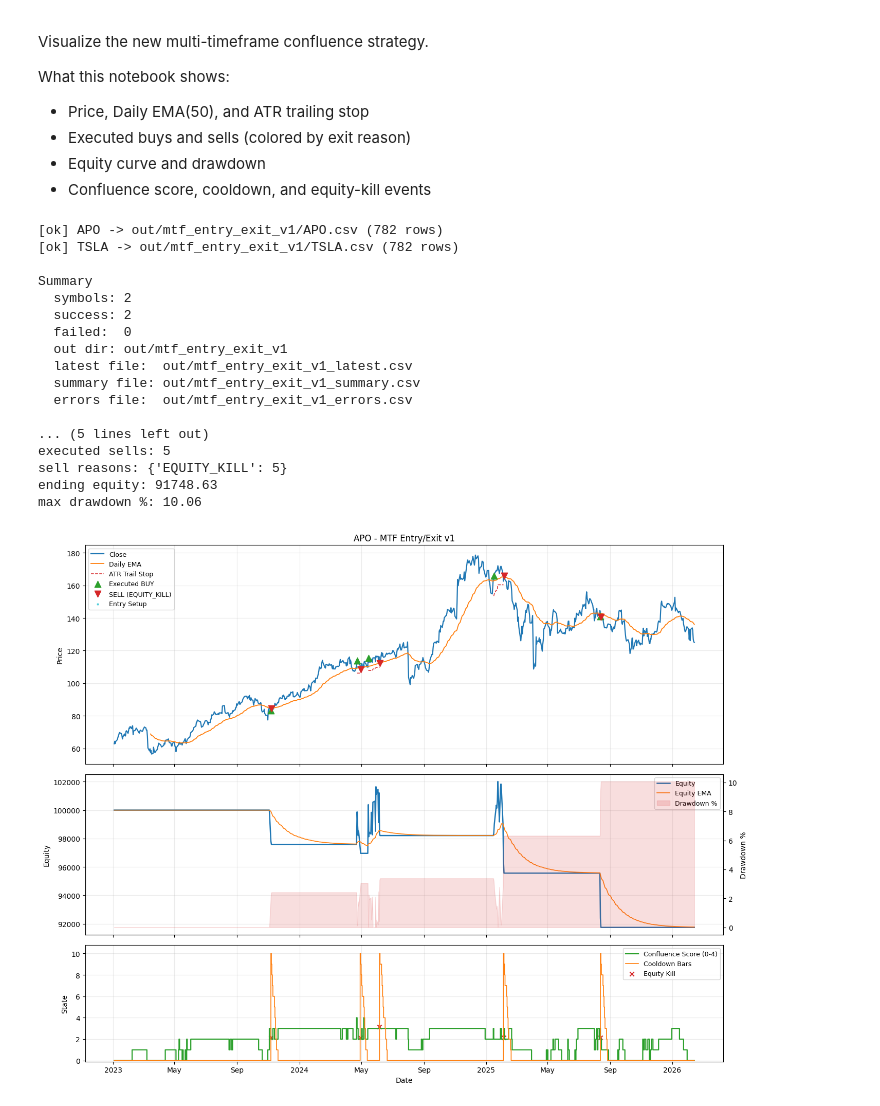
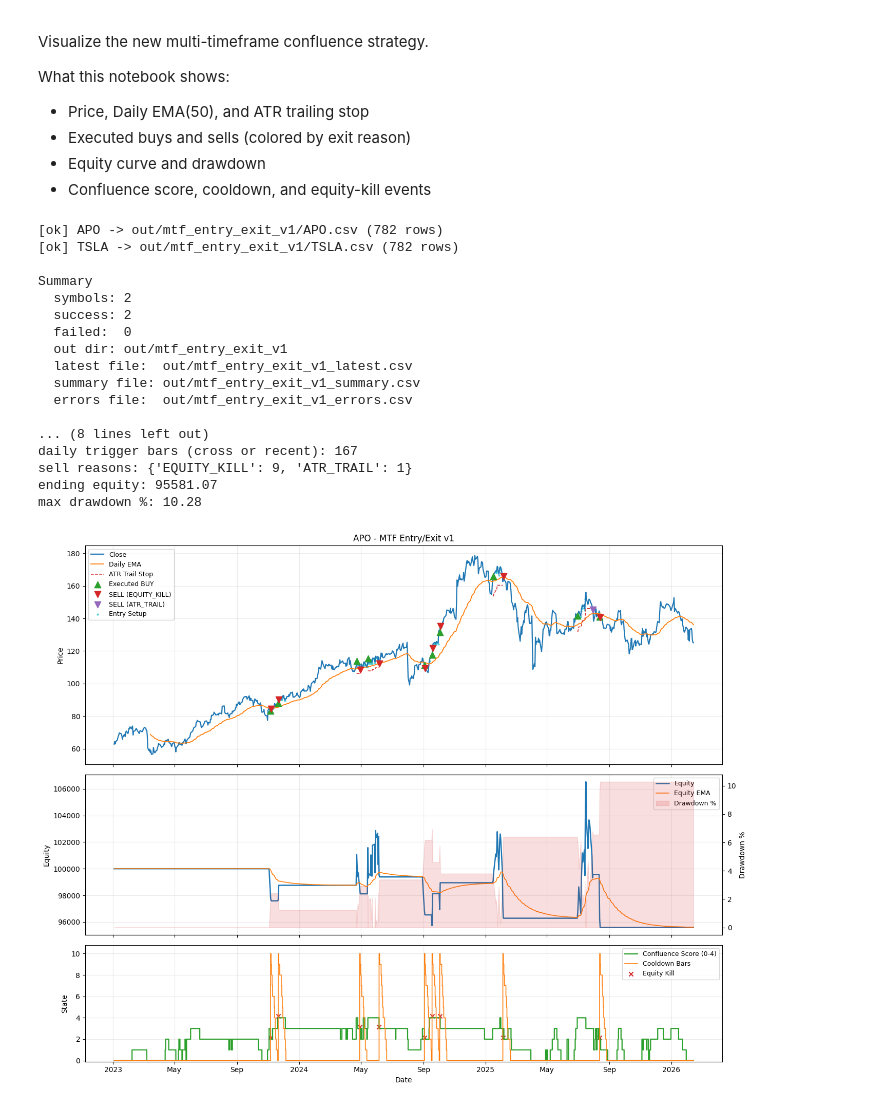
Before and after one commit to hamilton-marc/trading-signals, a Jupyter notebook: notebooks/mtf_entry_exit_v1_lab.ipynb, the cells around one changed output. Drawn from its saved outputs; the diff is of its cells as text; code cells hidden in the pictures.

Commit message:
Add recent-cross window to MTF daily trigger

```diff
--- a/notebooks/mtf_entry_exit_v1_lab.ipynb
+++ b/notebooks/mtf_entry_exit_v1_lab.ipynb
@@ -96,10 +96,12 @@ cooldown = [parse_int(row.get("CooldownRemaining")) for row in rows]
 monthly_up = [parse_flag(row.get("MonthlyUp")) for row in rows]
 weekly_up = [parse_flag(row.get("WeeklyUp")) for row in rows]
 daily_cross = [parse_flag(row.get("DailyCrossAboveEMA")) for row in rows]
+daily_trigger_recent = [parse_flag(row.get("DailyTriggerRecentCross")) for row in rows]
+daily_trigger = [parse_flag(row.get("DailyTrigger")) for row in rows]
 momentum_pos = [parse_flag(row.get("MomentumPositive")) for row in rows]
 equity_kill = [parse_flag(row.get("EquityKill")) for row in rows]
 entry_setup = [parse_flag(row.get("EntrySetup")) for row in rows]
-confluence_score = [monthly_up[idx] + weekly_up[idx] + daily_cross[idx] + momentum_pos[idx] for idx in range(len(rows))]
+confluence_score = [monthly_up[idx] + weekly_up[idx] + daily_trigger[idx] + momentum_pos[idx] for idx in range(len(rows))]
 
 buy_idx = [idx for idx, row in enumerate(rows) if (row.get("ExecutedAction") or "").strip() == "BUY"]
 sell_idx = [idx for idx, row in enumerate(rows) if (row.get("ExecutedAction") or "").strip() == "SELL"]
@@ -123,6 +125,9 @@ print(f"rows: {len(rows)}")
 print(f"entry setups: {entry_setup_count}")
 print(f"executed buys: {buy_count}")
 print(f"executed sells: {sell_count}")
+print(f"daily cross bars: {sum(daily_cross)}")
+print(f"daily recent-cross trigger bars: {sum(daily_trigger_recent)}")
+print(f"daily trigger bars (cross or recent): {sum(daily_trigger)}")
 print(f"sell reasons: {dict(reason_counts)}")
 print(f"ending equity: {last_equity:.2f}")
 print(f"max drawdown %: {max_drawdown:.2f}")
@@ -212,36 +217,36 @@ if kill_idx:
         marker="x",
         s=35,
         color="#d62728",
         label="Equity Kill",
     )
 
 ax_state.set_ylabel("State")
 ax_state.set_ylim(-0.1, max(4.6, max(cooldown) + 0.8))
 ax_state.grid(alpha=0.25)
 ax_state.legend(loc="best", fontsize=9)
 
 ax_state.xaxis.set_major_locator(mdates.AutoDateLocator())
 ax_state.xaxis.set_major_formatter(mdates.ConciseDateFormatter(ax_state.xaxis.get_major_locator()))
 ax_state.set_xlabel("Date")
 
 plt.tight_layout()
 plt.show()
 # %% [output]
 [ok] APO -> out/mtf_entry_exit_v1/APO.csv (782 rows)
 [ok] TSLA -> out/mtf_entry_exit_v1/TSLA.csv (782 rows)
 
 Summary
   symbols: 2
   success: 2
   failed:  0
   out dir: out/mtf_entry_exit_v1
   latest file:  out/mtf_entry_exit_v1_latest.csv
   summary file: out/mtf_entry_exit_v1_summary.csv
   errors file:  out/mtf_entry_exit_v1_errors.csv
 
-... (5 lines left out)
-executed sells: 5
-sell reasons: {'EQUITY_KILL': 5}
-ending equity: 91748.63
-max drawdown %: 10.06
+... (8 lines left out)
+daily trigger bars (cross or recent): 167
+sell reasons: {'EQUITY_KILL': 9, 'ATR_TRAIL': 1}
+ending equity: 95581.07
+max drawdown %: 10.28
-[figure, old version]
+[figure, new version]
```
Also changed, not shown: 2 other files.
